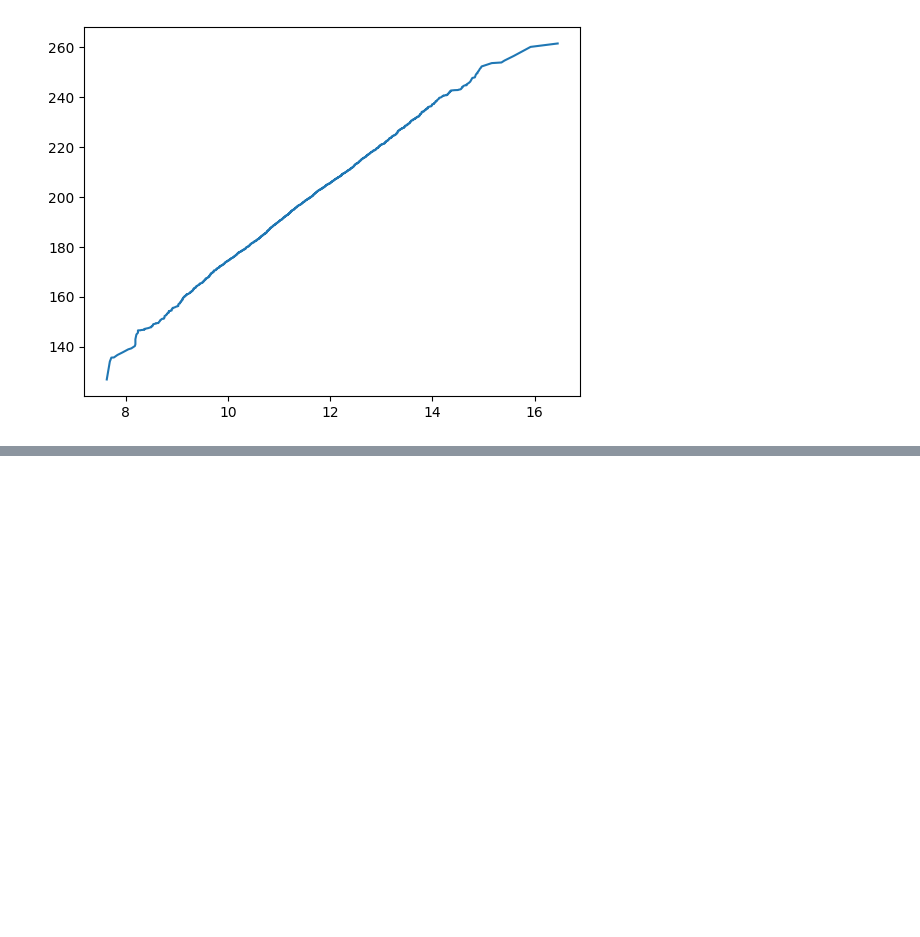
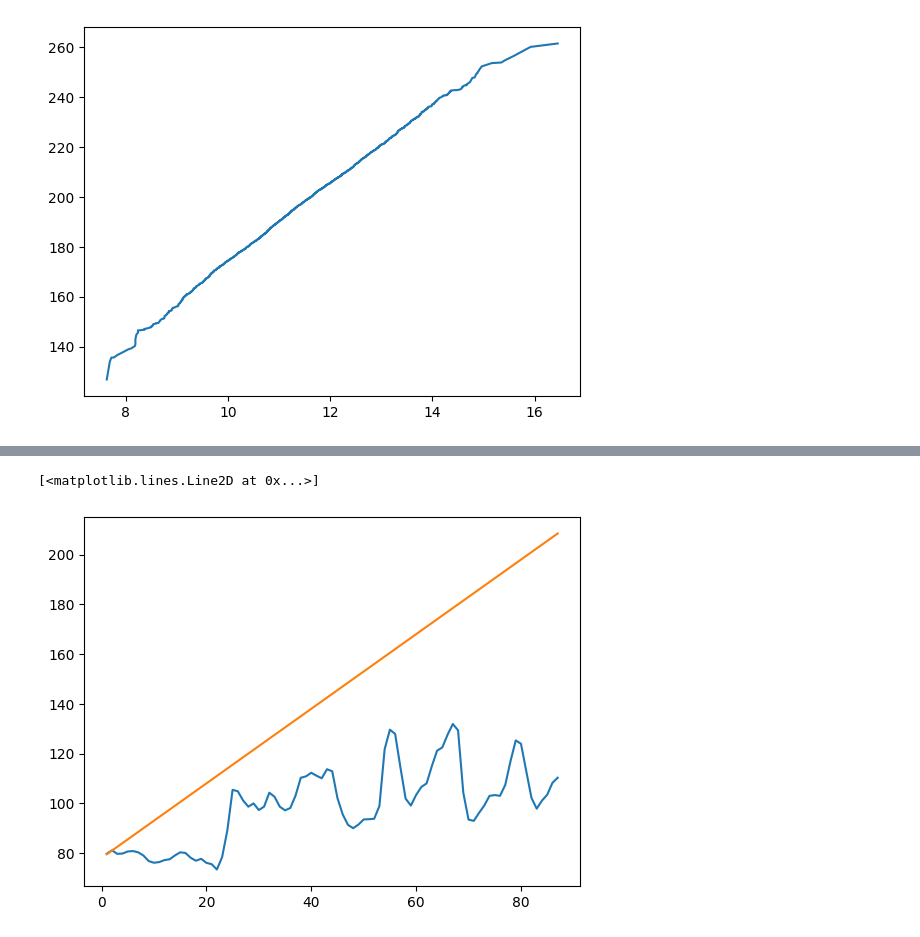
Before and after one commit to dscamacho333/Data_Science_Course, a Jupyter notebook: Numpy.ipynb, the cells around one changed output, grey strips where cells are left out. Cells and saved outputs as stored; diff of their text form; code cells hidden in the pictures; blank space fills up the shorter version.

Commit message:
Learning about array difference and linear regression

```diff
--- a/Numpy.ipynb
+++ b/Numpy.ipynb
@@ -558,0 +571,23 @@ plt.plot(
+# %%
+# Describe data by using linear funtion equation (y = ax + b)
+
+x : np.ndarray = apple_dataset_indexed_dates
+
+# Linear equation applied (estimation, neither real math nor data was used to get this specific formula)
+
+y : float = 1.5 * x + 78
+# %%
+# Graph both moscow apple prices & linear estimation to see if they are different
+
+plt.plot(
+    apple_dataset_indexed_dates,
+    moscow_apple_dataset_prices_array
+)
+
+plt.plot(
+    x,
+    y
+)
+# %% [output]
+[<matplotlib.lines.Line2D at 0x...>]
+[figure, added]
```
Also changed, not shown: parts of 22 cells of this notebook.
